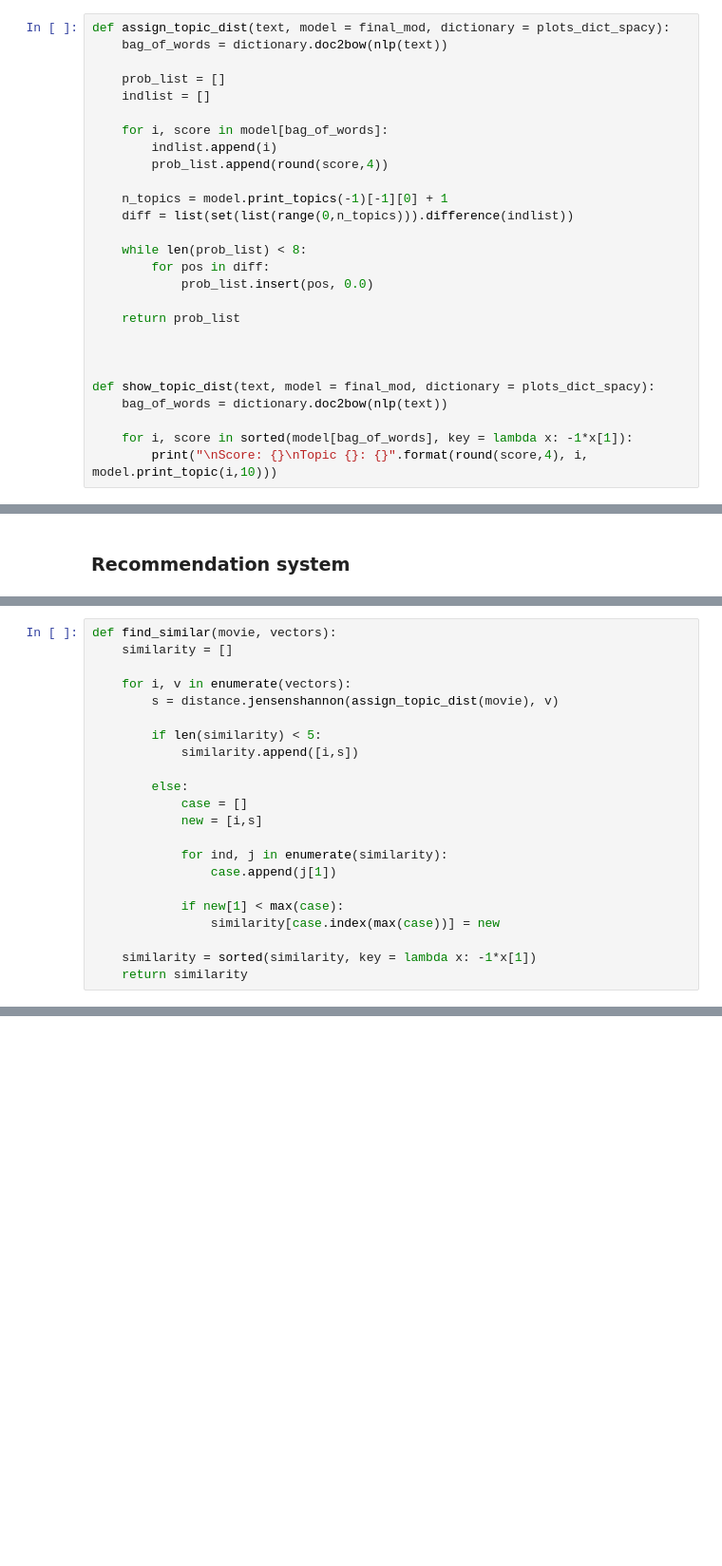
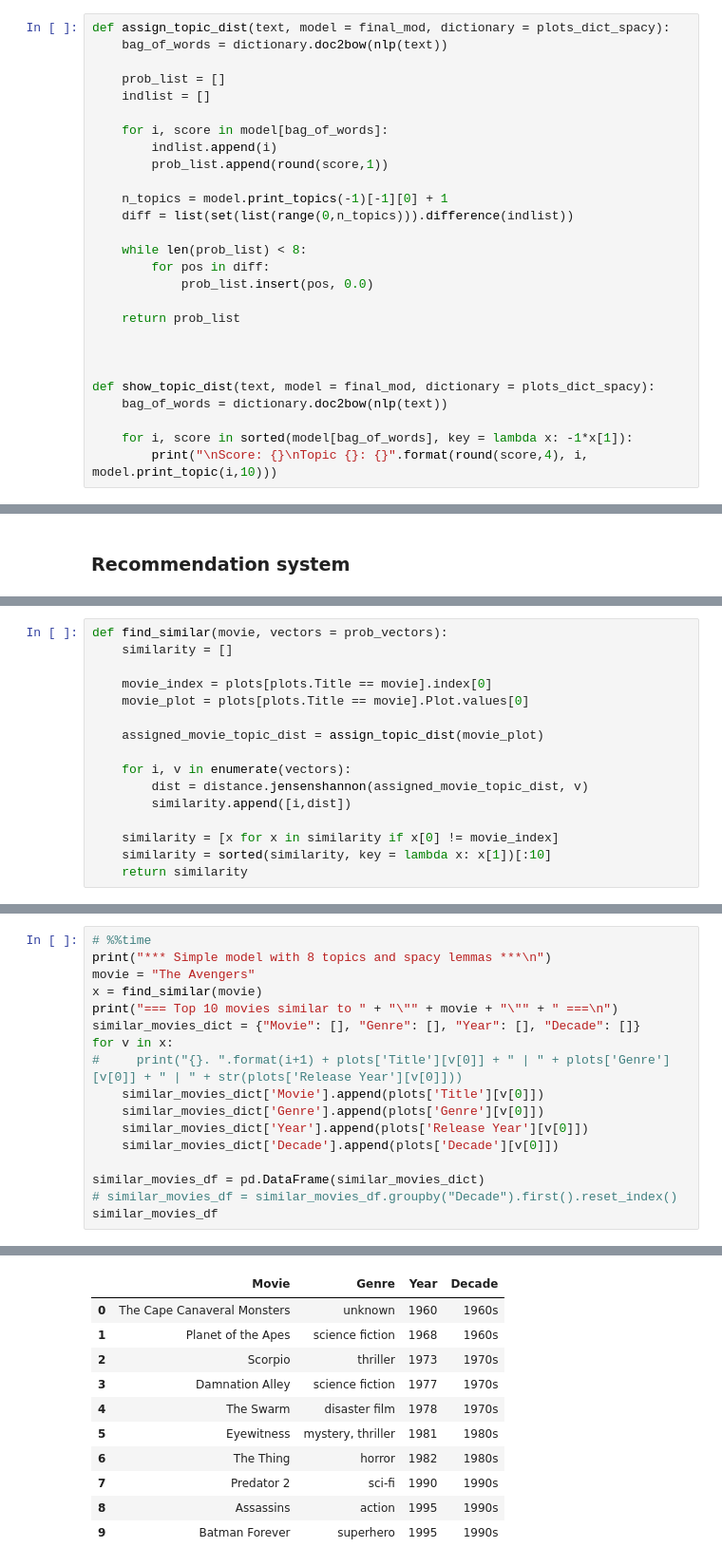
Before and after one commit to Siddharthsuresh92/Topic-Modeling-Movie-Plots, a Jupyter notebook: Movie Plots - Topic Modeling.ipynb, the cells around one changed output, grey strips where cells are left out. Shown at 95% size. Cells and saved outputs as stored; diff of their text form; blank space fills up the shorter version.

```diff
--- a/Movie Plots - Topic Modeling.ipynb
+++ b/Movie Plots - Topic Modeling.ipynb
@@ -559,7 +567,7 @@ def assign_topic_dist(text, model = final_mod, dictionary = plots_dict_spacy):
 
     for i, score in model[bag_of_words]:
         indlist.append(i)
-        prob_list.append(round(score,4))
+        prob_list.append(round(score,1))
 
     n_topics = model.print_topics(-1)[-1][0] + 1
     diff = list(set(list(range(0,n_topics))).difference(indlist))
@@ -638,22 +601,16 @@ prob_vectors[15629]
 # %%
-def find_similar(movie, vectors):
+def find_similar(movie, vectors = prob_vectors):
     similarity = []
 
+    movie_index = plots[plots.Title == movie].index[0]
+    movie_plot = plots[plots.Title == movie].Plot.values[0]
+
+    assigned_movie_topic_dist = assign_topic_dist(movie_plot)
+
     for i, v in enumerate(vectors):
-        s = distance.jensenshannon(assign_topic_dist(movie), v)
+        dist = distance.jensenshannon(assigned_movie_topic_dist, v)
+        similarity.append([i,dist])
 
-        if len(similarity) < 5:
-            similarity.append([i,s])
-
-        else:
-            case = []
-            new = [i,s]
-
-            for ind, j in enumerate(similarity):
-                case.append(j[1])
-
-            if new[1] < max(case):
-                similarity[case.index(max(case))] = new
-
-    similarity = sorted(similarity, key = lambda x: -1*x[1])
+    similarity = [x for x in similarity if x[0] != movie_index]
+    similarity = sorted(similarity, key = lambda x: x[1])[:10]
     return similarity
@@ -677,0 +617,18 @@ Fast & Furious
+# %%
+# %%time
+print("*** Simple model with 8 topics and spacy lemmas ***\n")
+movie = "The Avengers"
+x = find_similar(movie)
+print("=== Top 10 movies similar to " + "\"" + movie + "\"" + " ===\n")
+similar_movies_dict = {"Movie": [], "Genre": [], "Year": [], "Decade": []}
+for v in x:
+#     print("{}. ".format(i+1) + plots['Title'][v[0]] + " | " + plots['Genre'][v[0]] + " | " + str(plots['Release Year'][v[0]]))
+    similar_movies_dict['Movie'].append(plots['Title'][v[0]])
+    similar_movies_dict['Genre'].append(plots['Genre'][v[0]])
+    similar_movies_dict['Year'].append(plots['Release Year'][v[0]])
+    similar_movies_dict['Decade'].append(plots['Decade'][v[0]])
+
+similar_movies_df = pd.DataFrame(similar_movies_dict)
+# similar_movies_df = similar_movies_df.groupby("Decade").first().reset_index()
+similar_movies_df
+# %% [output]
@@ -677,0 +638,11 @@ Fast & Furious
+|  | Movie | Genre | Year | Decade |
+| 0 | The Cape Canaveral Monsters | unknown | 1960 | 1960s |
+| 1 | Planet of the Apes | science fiction | 1968 | 1960s |
+| 2 | Scorpio | thriller | 1973 | 1970s |
+| 3 | Damnation Alley | science fiction | 1977 | 1970s |
+| 4 | The Swarm | disaster film | 1978 | 1970s |
+| 5 | Eyewitness | mystery, thriller | 1981 | 1980s |
+| 6 | The Thing | horror | 1982 | 1980s |
+| 7 | Predator 2 | sci-fi | 1990 | 1990s |
+| 8 | Assassins | action | 1995 | 1990s |
+| 9 | Batman Forever | superhero | 1995 | 1990s |
```
Also changed, not shown: parts of 58 cells of this notebook.
